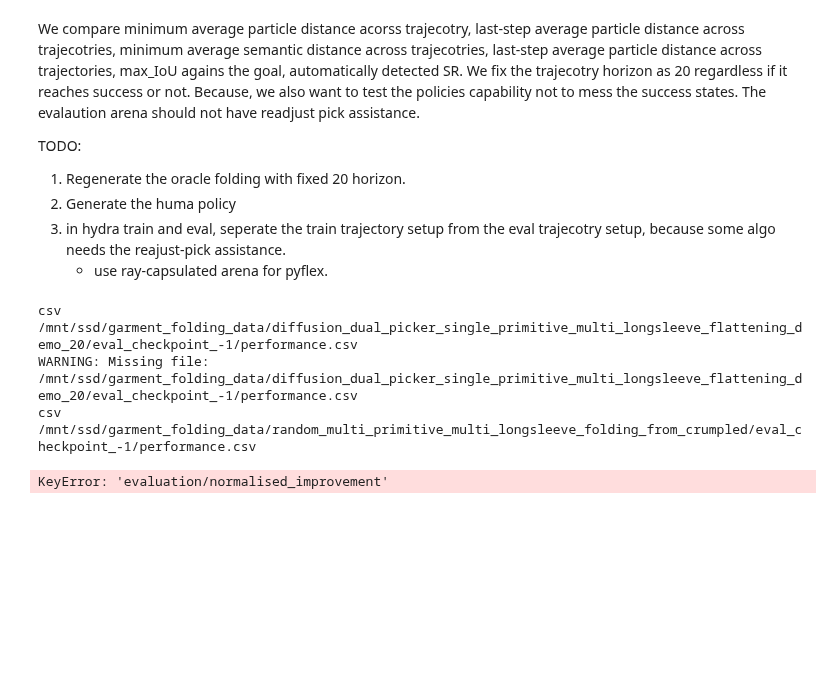
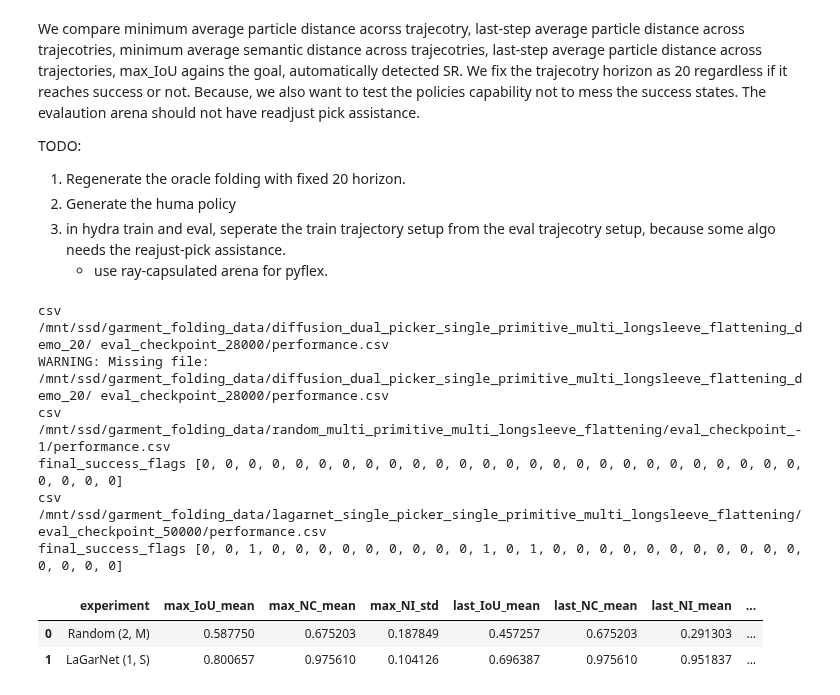
Before and after one commit to halid1020/bimanual_garment_folding, a Jupyter notebook: analysis/flattening_comparison.ipynb, the cells around one changed output. Saved outputs shown, nothing was run; the diff lists cells and outputs as text; code cells hidden in the pictures; blank space fills up the shorter version.

```diff
--- a/analysis/flattening_comparison.ipynb
+++ b/analysis/flattening_comparison.ipynb
@@ -147,41 +147,53 @@ data_dir = "/mnt/ssd/garment_folding_data"
 experiments = [
     {
         "name": "diffusion_dual_picker_single_primitive_multi_longsleeve_flattening_demo_20",
-        "label": "Diffusion-Demo-20 (2, S)"
+        "label": "Diffusion-Demo-20 (2, S)",
+        "check": "eval_checkpoint_28000"
     },
     {
         "name": "random_multi_primitive_multi_longsleeve_flattening",
-        "label": "Random (2, M)"
+        "label": "Random (2, M)",
+        "check": "eval_checkpoint_-1"
     },
+    {
+        "name": "lagarnet_single_picker_single_primitive_multi_longsleeve_flattening",
+        "label": "LaGarNet (1, S)",
+        "check": "eval_checkpoint_50000"
+    }
 ]
 
 rows = []
 
 for exp in experiments:
     csv_path = os.path.join(
         data_dir,
         exp["name"],
-        "eval_checkpoint_-1",
+        exp["check"],
         "performance.csv"
     )
     print('csv', csv_path)
     if not os.path.exists(csv_path):
         print(f"WARNING: Missing file: {csv_path}")
         continue
 
     metrics = aggregate_performance(csv_path)
     metrics["experiment"] = exp["label"]
     rows.append(metrics)
 
 results_df = pd.DataFrame(rows)
 cols = ["experiment"] + [c for c in results_df.columns if c != "experiment"]
 results_df = results_df[cols]
 display(results_df)
 # %% [output]
-csv /mnt/ssd/garment_folding_data/diffusion_dual_picker_single_primitive_multi_longsleeve_flattening_demo_20/eval_checkpoint_-1/performance.csv
-WARNING: Missing file: /mnt/ssd/garment_folding_data/diffusion_dual_picker_single_primitive_multi_longsleeve_flattening_demo_20/eval_checkpoint_-1/performance.csv
-csv /mnt/ssd/garment_folding_data/random_multi_primitive_multi_longsleeve_folding_from_crumpled/eval_checkpoint_-1/performance.csv
+csv /mnt/ssd/garment_folding_data/diffusion_dual_picker_single_primitive_multi_longsleeve_flattening_demo_20/ eval_checkpoint_28000/performance.csv
+WARNING: Missing file: /mnt/ssd/garment_folding_data/diffusion_dual_picker_single_primitive_multi_longsleeve_flattening_demo_20/ eval_checkpoint_28000/performance.csv
+csv /mnt/ssd/garment_folding_data/random_multi_primitive_multi_longsleeve_flattening/eval_checkpoint_-1/performance.csv
+final_success_flags [0, 0, 0, 0, 0, 0, 0, 0, 0, 0, 0, 0, 0, 0, 0, 0, 0, 0, 0, 0, 0, 0, 0, 0, 0, 0, 0, 0, 0, 0]
+csv /mnt/ssd/garment_folding_data/lagarnet_single_picker_single_primitive_multi_longsleeve_flattening/eval_checkpoint_50000/performance.csv
+final_success_flags [0, 0, 1, 0, 0, 0, 0, 0, 0, 0, 0, 0, 1, 0, 1, 0, 0, 0, 0, 0, 0, 0, 0, 0, 0, 0, 0, 0, 0, 0]
-KeyError: 'evaluation/normalised_improvement'
+|  | experiment | max_IoU_mean | max_NC_mean | max_NI_std | last_IoU_mean | last_NC_mean | last_NI_mean | ... |
+| 0 | Random (2, M) | 0.587750 | 0.675203 | 0.187849 | 0.457257 | 0.675203 | 0.291303 | ... |
+| 1 | LaGarNet (1, S) | 0.800657 | 0.975610 | 0.104126 | 0.696387 | 0.975610 | 0.951837 | ... |
 # %%
 import matplotlib
 # matplotlib.use("Agg")  # non-interactive, stable
```
Also changed, not shown: parts of 5 cells of this notebook, 35 other files.
